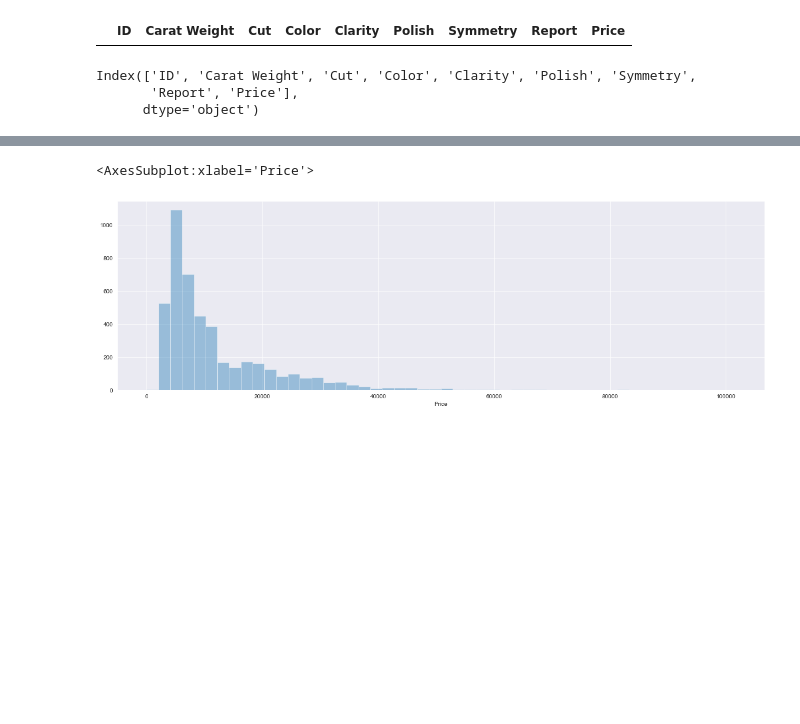
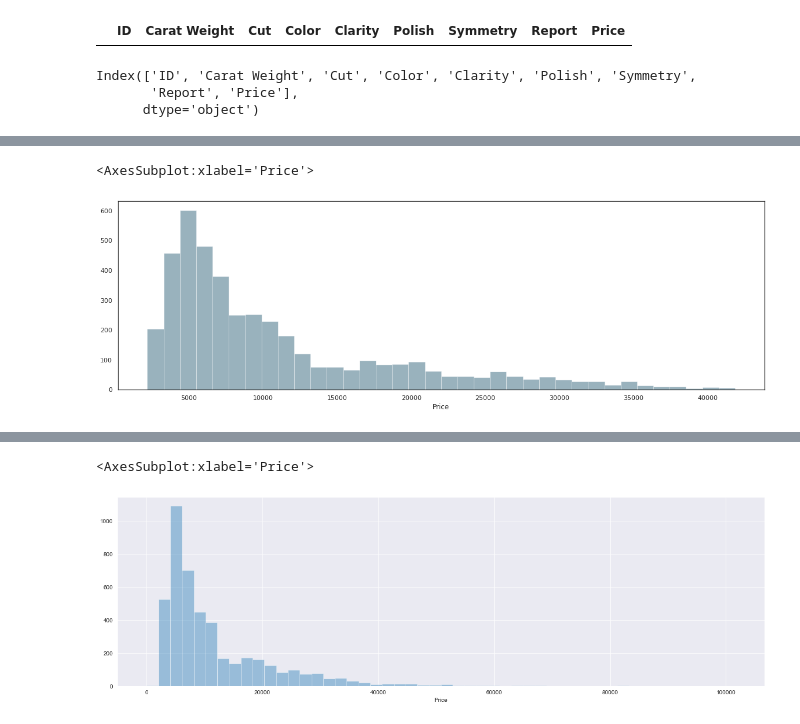
Before and after one commit to volgapavel/Predict_price_brilliants, a Jupyter notebook: Predict_brill.ipynb, the cells around one changed output, grey strips where cells are left out. Cells and saved outputs as stored; diff of their text form; code cells hidden in the pictures; blank space fills up the shorter version.

```diff
--- a/Predict_brill.ipynb
+++ b/Predict_brill.ipynb
@@ -276,0 +311,7 @@ sns.factorplot(x='Report', y='Price', data=data, kind='box' ,aspect=2.5 )
+# %%
+# Price feature is not normally distribured
+fig = plt.figure(figsize=(20, 6))
+sns.distplot(df['Price'], kde=False)
+# %% [output]
+<AxesSubplot:xlabel='Price'>
+[figure, added]
```
Also changed, not shown: parts of 41 cells of this notebook.
